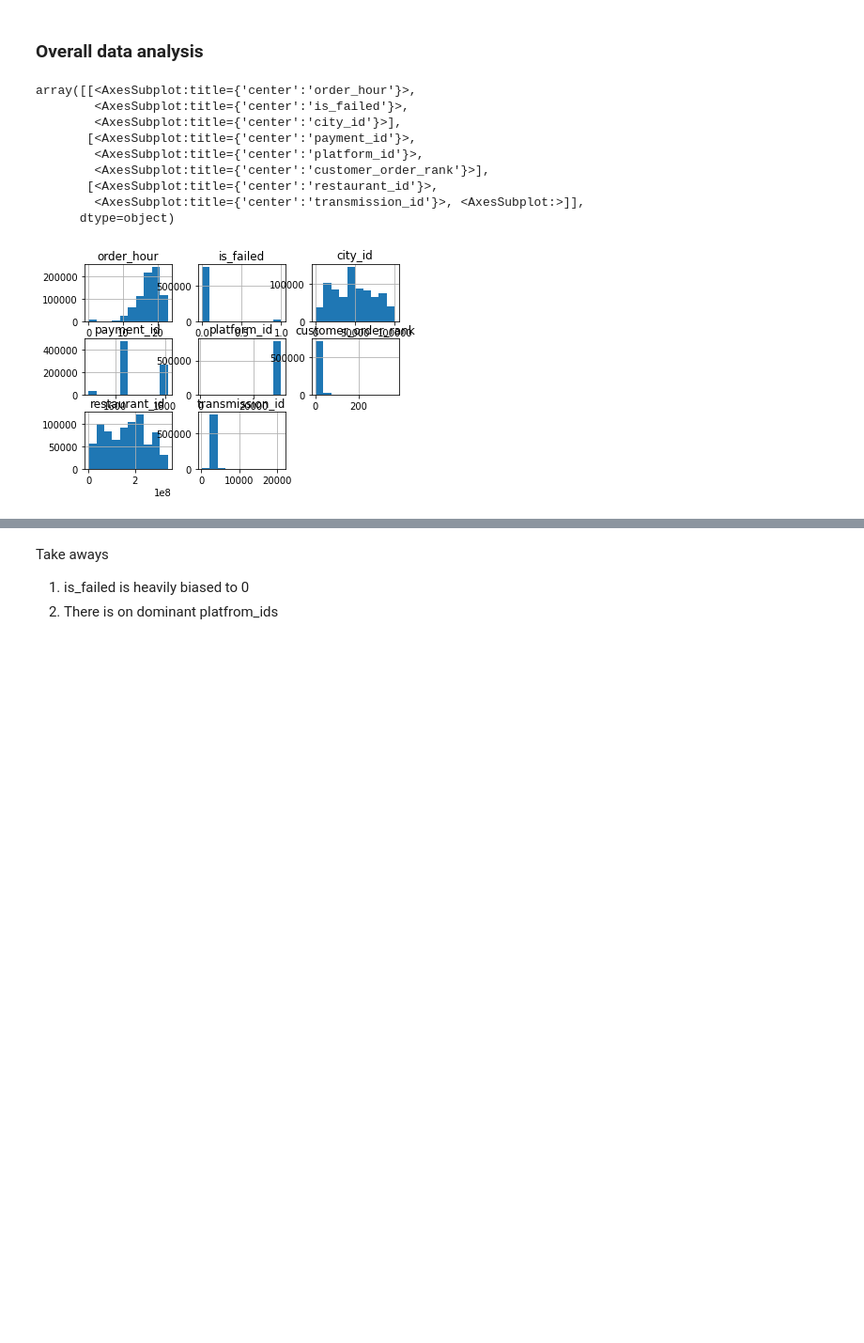
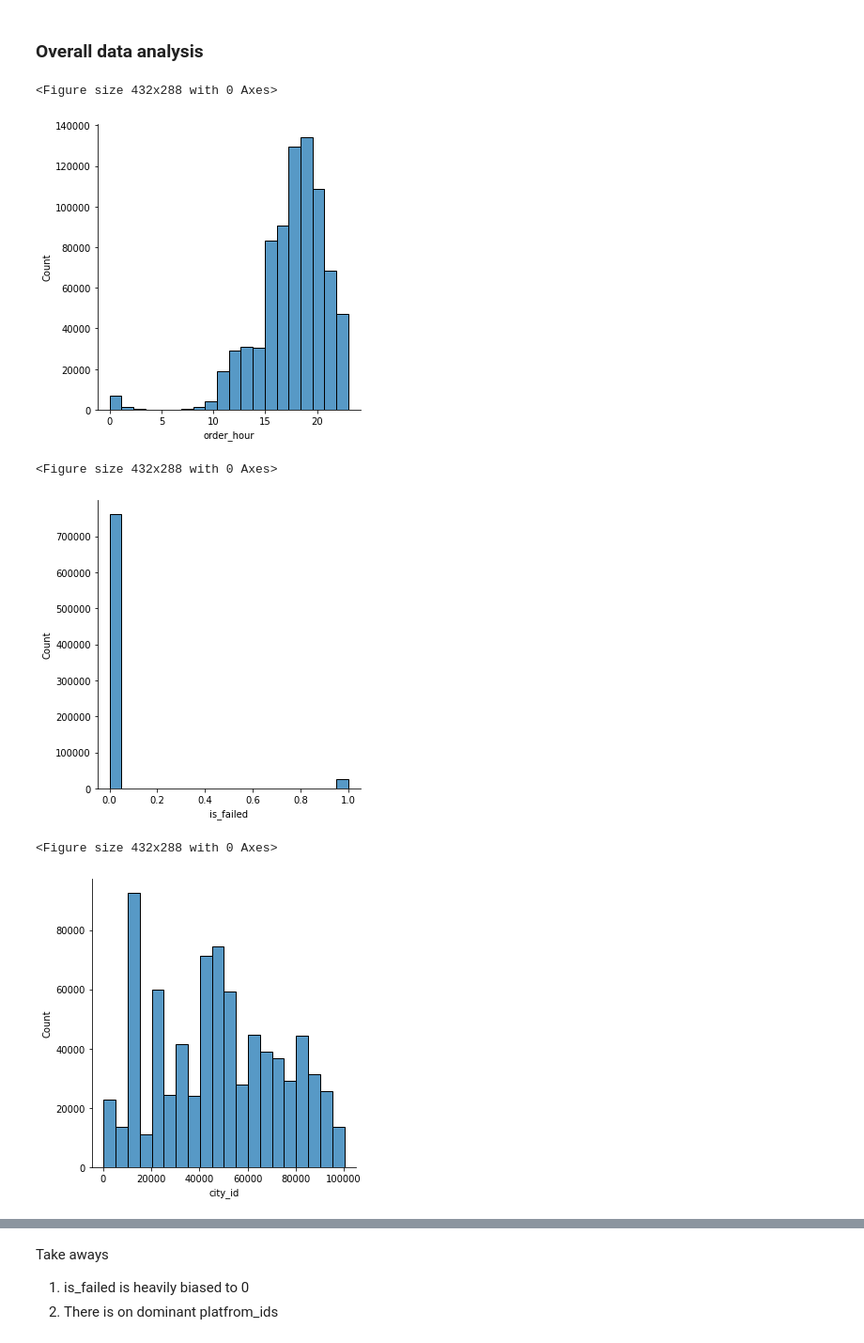
Before and after one commit to mbaddar1/task012021, a Jupyter notebook: nb/Churn-Prediction.ipynb, the cells around one changed output, grey strips where cells are left out. Shown at 94% size. Saved outputs shown, nothing was run; the diff lists cells and outputs as text; code cells hidden in the pictures; blank space fills up the shorter version.

```diff
--- a/nb/Churn-Prediction.ipynb
+++ b/nb/Churn-Prediction.ipynb
@@ -48,13 +42,12 @@ labeled_df.head()
 # %%
-orders_df.hist(column=['order_hour','is_failed','city_id','payment_id','platform_id','customer_order_rank','restaurant_id','transmission_id'])
+columns=['order_hour','is_failed','city_id','payment_id','platform_id','customer_order_rank','restaurant_id','transmission_id']
+for col in columns:
+    plt.figure()
+    sns.displot(orders_df[col],bins=20)
 # %% [output]
-array([[<AxesSubplot:title={'center':'order_hour'}>,
-        <AxesSubplot:title={'center':'is_failed'}>,
-        <AxesSubplot:title={'center':'city_id'}>],
-       [<AxesSubplot:title={'center':'payment_id'}>,
-        <AxesSubplot:title={'center':'platform_id'}>,
-        <AxesSubplot:title={'center':'customer_order_rank'}>],
-       [<AxesSubplot:title={'center':'restaurant_id'}>,
-        <AxesSubplot:title={'center':'transmission_id'}>, <AxesSubplot:>]],
-      dtype=object)
+<Figure size 432x288 with 0 Axes>
-[figure, old version]
+[figure, new version]
+<Figure size 432x288 with 0 Axes>
+[figure, added]
+<Figure size 432x288 with 0 Axes>
+[figure, added]
```
Also changed, not shown: parts of 29 cells of this notebook.
